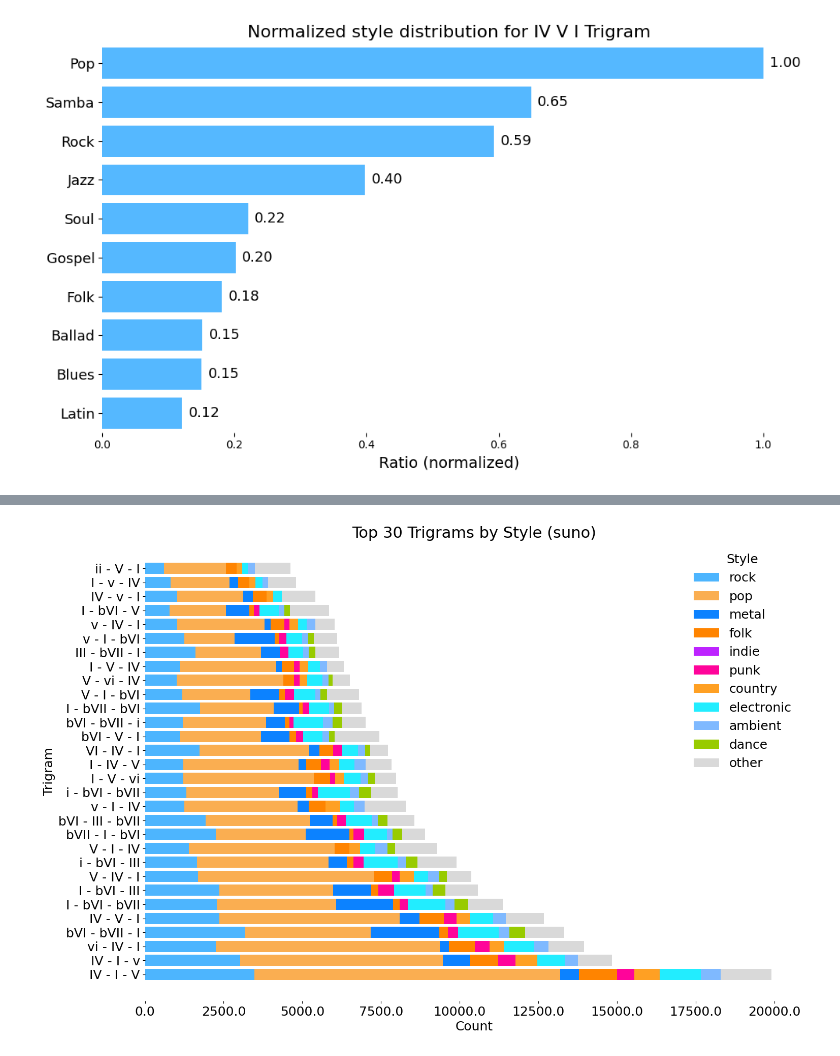
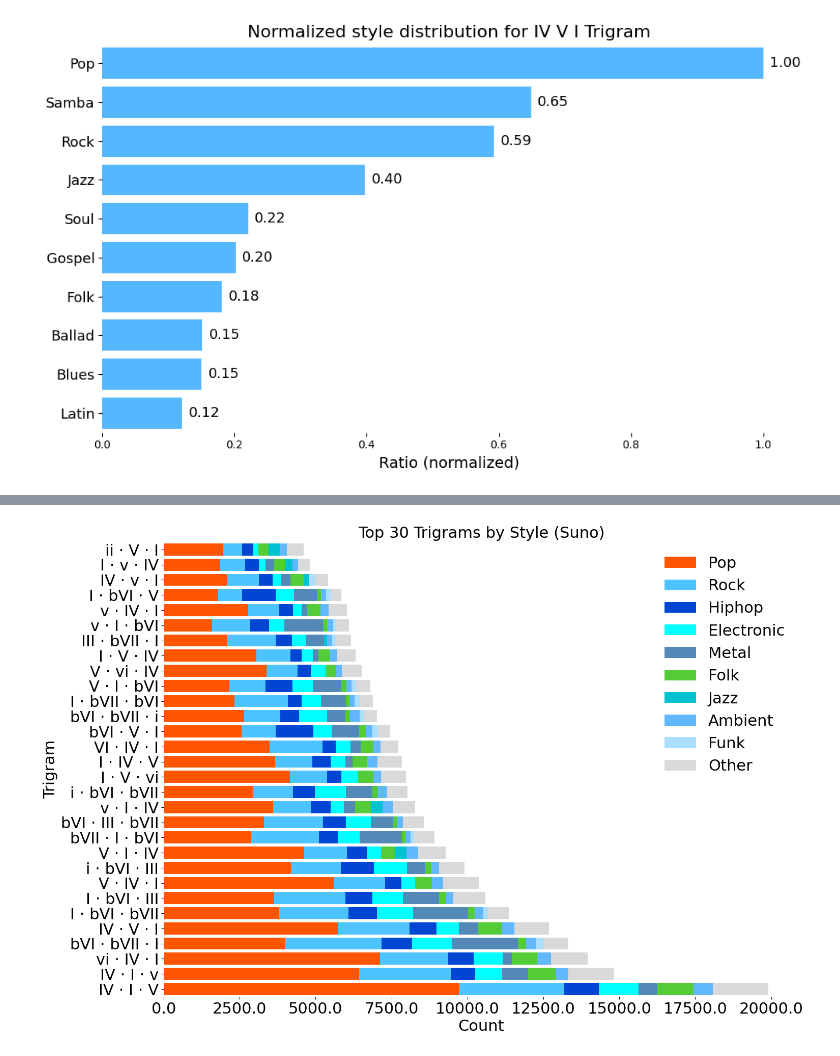
Before and after one commit to Dazzid/Aimir_Structure, a Jupyter notebook: src/trigram_analysis.ipynb, the cells around one changed output, grey strips where cells are left out. Cells and saved outputs as stored; diff of their text form; code cells hidden in the pictures.

```diff
--- a/src/trigram_analysis.ipynb
+++ b/src/trigram_analysis.ipynb
@@ -393,12 +396,3 @@ with open(path) as f:
     trigram_data = json.load(f)
 
 first_entry = trigram_data[0]
-
-print("First trigram function:", first_entry["ngram"])
-print("\nDortmund genres:")
-for genre, weight in first_entry.get("dortmund_genres", []):
-    print(f"  {genre}: {weight:.2f}")
-
-print("\nOriginal styles (from style.json 'original' tags):")
-for style, count in first_entry.get("human_styles", []):
-    print(f"  {style}: {count}")
@@ -425,17 +401,45 @@ import json
 from collections import defaultdict, Counter
 import numpy as np
 import matplotlib.pyplot as plt
+import matplotlib.cm as cm
 
+# Load
 with open(path) as f:
     trigram_data = json.load(f)
 
-N = 30
-# These match the most common human styles in your new dataset:
-chosen_styles = [
-    'rock', 'pop', 'metal', 'folk', 'indie', 'punk',
-    'country', 'electronic', 'ambient', 'dance'
-]
+# Build all_styles
+all_styles = Counter()
+for entry in trigram_data:
+    for style, count in entry.get('human_styles', []):
+        all_styles[style.lower()] += count
 
+N_styles = 9  # top N
+chosen_styles = [s for s, _ in all_styles.most_common(N_styles)]
+
+custom_palette = {
+    'pop':      "#FF5500",
+    'rock':     "#4DC3FF",
+    'electronic': "#00FFFF",
+    'hiphop':   "#0046D2",
+    'country':  "#FFB366",
+    'ambient':  "#61B8FF",
+    'metal':    "#5488B6",
+    'punk':     "#BCBCBC",
+    'soul':     "#FF844B",
+    'dance':    "#0059FF",
+    'folk':     "#53CC38",
+    'funk':     "#ACDEFF",
+    'blues':    "#69E1FF",
+    'jazz':     "#00C2D1",
+    'rnb':      "#FF7C40",
+    'other':    "#d9d9d9",
+}
+
+all_plot_styles = chosen_styles + ['other']
+bar_colors = [custom_palette.get(style, "#dddddd") for style in all_plot_styles]
+
+
+# (Rest of your matrix-building and plotting code—unchanged)
 trigram_count = {}
 trigram_styles = defaultdict(dict)
 
@@ -443,63 +447,51 @@ for entry in trigram_data:
     trigram = tuple(entry['ngram'])
     count = entry['count']
     trigram_count[trigram] = count
-    # styles is a list of [genre, count]
     style_counts = {k.lower(): v for k, v in entry['human_styles']}
     trigram_styles[trigram] = style_counts
 
-# Get top N trigrams by total count
+N = 30
 top_trigrams = sorted(trigram_count.items(), key=lambda x: x[1], reverse=True)[:N]
-labels = [' - '.join(trigram) for trigram, _ in top_trigrams]
+labels = [' · '.join(trigram) for trigram, _ in top_trigrams]
 
-# Build data matrix (main genres + 'other')
 data = []
 totals = []
 for trigram, _ in top_trigrams:
     style_counts = trigram_styles[trigram]
     row = [style_counts.get(style, 0) for style in chosen_styles]
     other_count = sum(v for k, v in style_counts.items() if k not in chosen_styles)
     row.append(other_count)
     data.append(row)
     totals.append(sum(row))
 data = np.array(data)
-
-# Sort by total count (descending)
 sorted_idx = np.argsort(totals)[::-1]
 data = data[sorted_idx]
 labels = [labels[i] for i in sorted_idx]
 
-custom_palette = {
-    'rock': "#4db5fe",
-    'pop': "#faae51",
-    'metal': "#0C82FF",
-    'folk': "#ff8400",
-    'indie': "#bd23ff",
-    'punk': "#ff049a",
-    'country': "#ffa023",
-    'electronic': "#22edff",
-    'ambient': "#7fb9ff",
-    'dance': "#98cb00",
-    'other': "#d9d9d9",
-}
-bar_colors = [custom_palette.get(style, '#636e72') for style in chosen_styles + ['other']]
-
 fig, ax = plt.subplots(figsize=(15, 10))
 left = np.zeros(len(labels))
-for i, (style, color) in enumerate(zip(chosen_styles + ['other'], bar_colors)):
+for i, (style, color) in enumerate(zip(all_plot_styles, bar_colors)):
     ax.barh(labels, data[:, i], left=left, label=style, color=color)
     left += data[:, i]
 
 for spine in ax.spines.values():
     spine.set_visible(False)
-text_size = 18
+text_size = 22
+
 ax.set_xlabel('Count', fontsize=text_size)
 ax.set_ylabel('Trigram', fontsize=text_size)
-ax.set_title(f'Top {N} Trigrams by Style ({type})', fontsize=22)
+ax.set_title(f'Top {N} Trigrams by Style ({type.capitalize()})', fontsize=22)
 ax.set_yticklabels(labels, fontsize=text_size)
 ax.set_xticklabels(ax.get_xticks(), fontsize=text_size)
-ax.legend(title='Style', fontsize=text_size, title_fontsize=text_size, loc='upper right', frameon=False)
+# Capitalize style names for legend labels
+capitalized_labels = [style.capitalize() for style in all_plot_styles]
+handles, _ = ax.get_legend_handles_labels()
+ax.legend(handles, capitalized_labels, title='', fontsize=text_size, title_fontsize=text_size, loc='upper right', frameon=False)
+ax.set_ylim(-0.5, len(labels) - 0.5)
+
 
 plt.tight_layout(pad=0.1)
+plt.show()
 # %% [output]
-[figure, old version]
+[figure, new version]
 # %%
```
Also changed, not shown: parts of 15 cells of this notebook, 6 other files.
